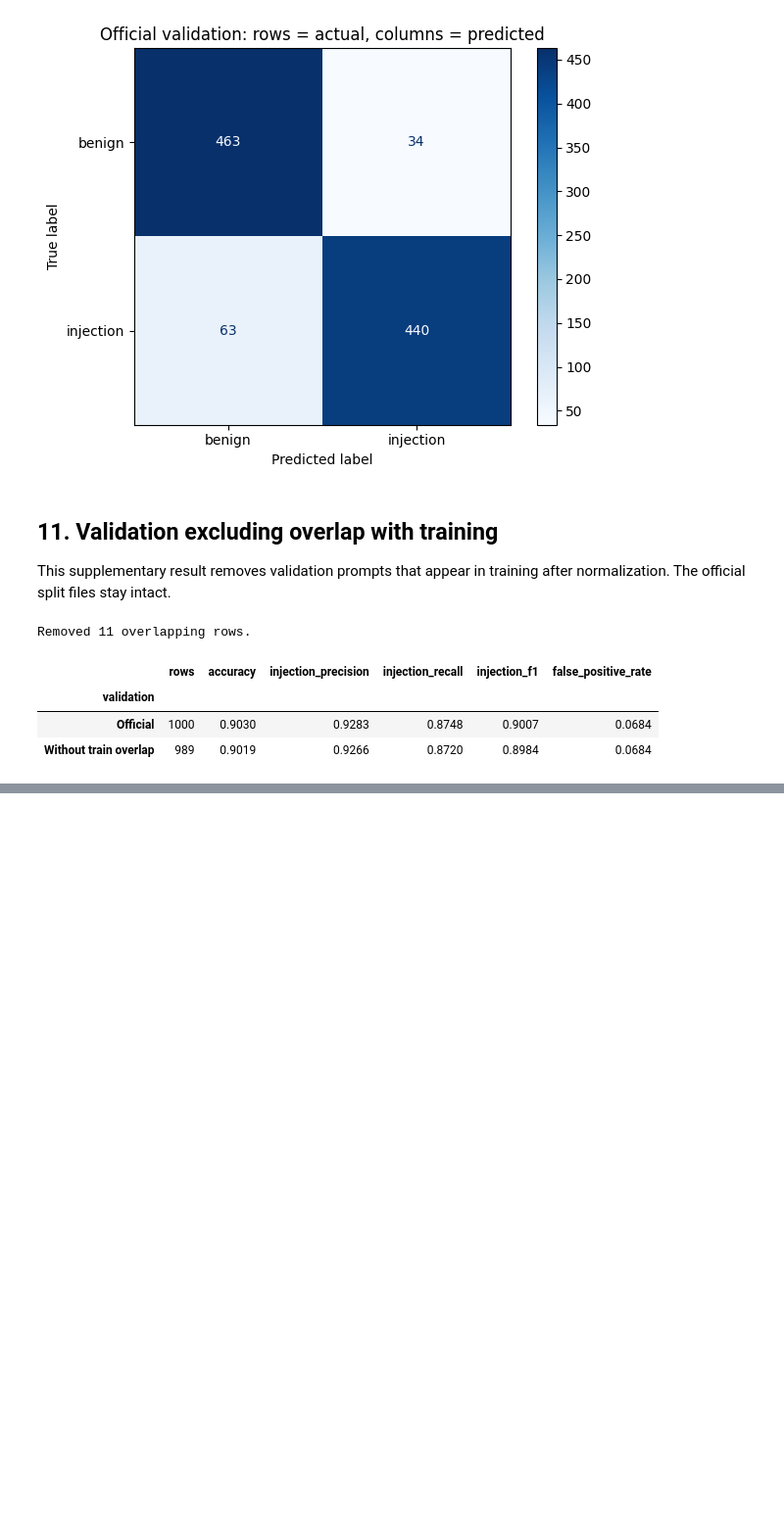
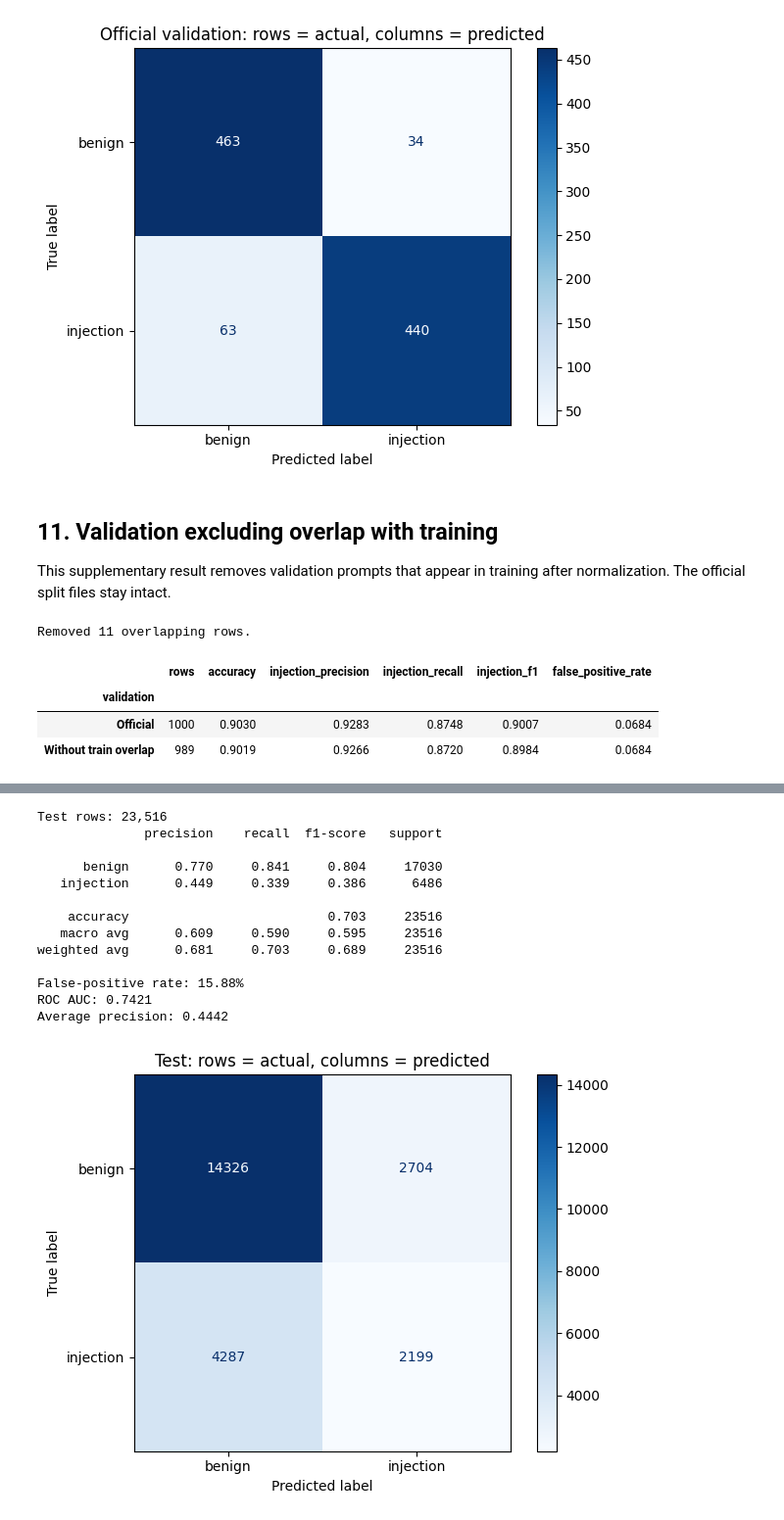
Before and after one commit to theodoraiakovaki/prompt_injection, a Jupyter notebook: promptshield_analysis.ipynb, the cells around one changed output, grey strips where cells are left out. Shown at 98% size. Saved outputs shown, nothing was run; the diff lists cells and outputs as text; code cells hidden in the pictures; blank space fills up the shorter version.

Commit message:
Add test evaluation and prompt comparisons to analysis notebook

```diff
--- a/promptshield_analysis.ipynb
+++ b/promptshield_analysis.ipynb
@@ -311,0 +317,36 @@ Removed 11 overlapping rows.
+# %%
+test = data["test"]
+y_test = test["label"]
+test_scores = model.predict_proba(test["prompt"])[:, 1]
+test_predictions = (test_scores >= 0.5).astype(int)
+
+print(f"Test rows: {len(test):,}")
+print(classification_report(
+    y_test, test_predictions, labels=[0, 1],
+    target_names=list(LABELS.values()), digits=3, zero_division=0,
+))
+test_matrix = confusion_matrix(y_test, test_predictions, labels=[0, 1])
+test_tn, test_fp, test_fn, test_tp = test_matrix.ravel()
+print(f"False-positive rate: {test_fp / (test_fp + test_tn):.2%}")
+print(f"ROC AUC: {roc_auc_score(y_test, test_scores):.4f}")
+print(f"Average precision: {average_precision_score(y_test, test_scores):.4f}")
+
+ConfusionMatrixDisplay(test_matrix, display_labels=list(LABELS.values())).plot(cmap="Blues")
+plt.title("Test: rows = actual, columns = predicted")
+plt.tight_layout()
+plt.show()
+# %% [output]
+Test rows: 23,516
+              precision    recall  f1-score   support
+
+      benign      0.770     0.841     0.804     17030
+   injection      0.449     0.339     0.386      6486
+
+    accuracy                          0.703     23516
+   macro avg      0.609     0.590     0.595     23516
+weighted avg      0.681     0.703     0.689     23516
+
+False-positive rate: 15.88%
+ROC AUC: 0.7421
+Average precision: 0.4442
+[figure, added]
```
Also changed, not shown: parts of 8 cells of this notebook.
